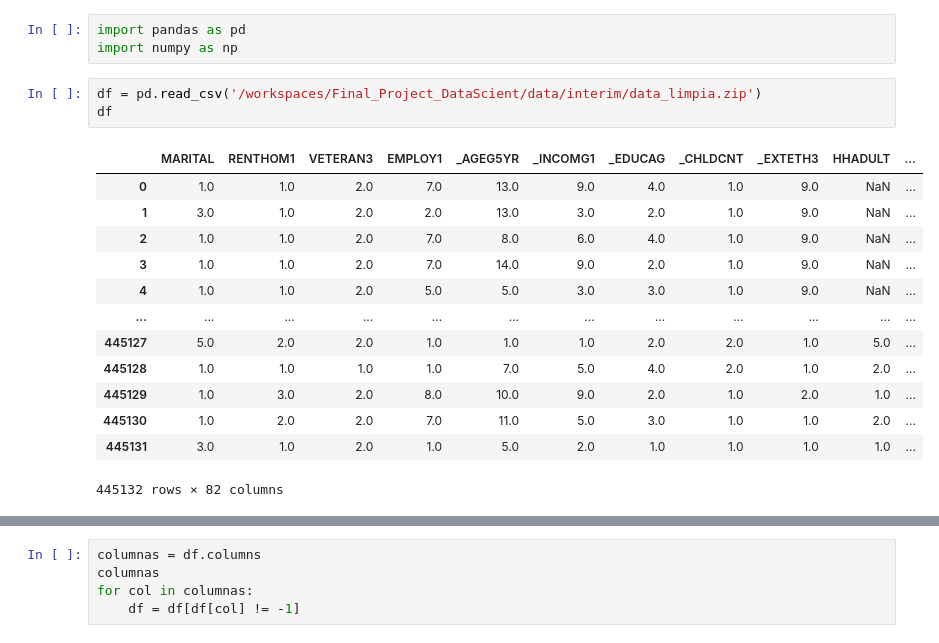
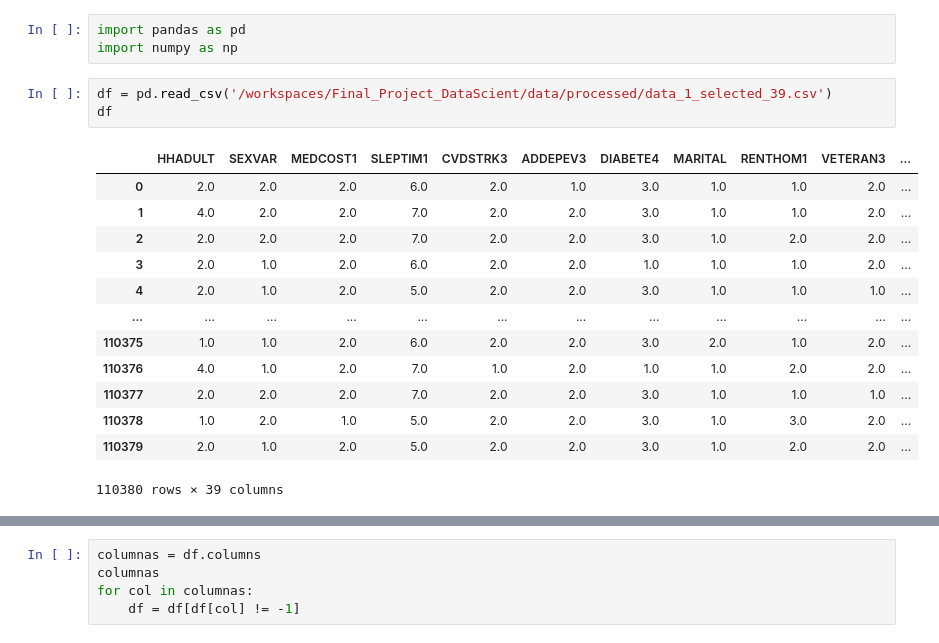
Before and after one commit to MariaDe96/Final_Project_DataScient, a Jupyter notebook: src/CODIFICACION.ipynb, the cells around one changed output, grey strips where cells are left out. Cells and saved outputs as stored; diff of their text form.

```diff
--- a/src/CODIFICACION.ipynb
+++ b/src/CODIFICACION.ipynb
@@ -2,19 +2,19 @@
 import pandas as pd
 import numpy as np
 # %%
-df = pd.read_csv('/workspaces/Final_Project_DataScient/data/interim/data_limpia.zip')
+df = pd.read_csv('/workspaces/Final_Project_DataScient/data/processed/data_1_selected_39.csv')
 df
 # %% [output]
-|  | MARITAL | RENTHOM1 | VETERAN3 | EMPLOY1 | _AGEG5YR | _INCOMG1 | _EDUCAG | _CHLDCNT | _EXTETH3 | HHADULT | ... |
-| 0 | 1.0 | 1.0 | 2.0 | 7.0 | 13.0 | 9.0 | 4.0 | 1.0 | 9.0 | NaN | ... |
-| 1 | 3.0 | 1.0 | 2.0 | 2.0 | 13.0 | 3.0 | 2.0 | 1.0 | 9.0 | NaN | ... |
-| 2 | 1.0 | 1.0 | 2.0 | 7.0 | 8.0 | 6.0 | 4.0 | 1.0 | 9.0 | NaN | ... |
-| 3 | 1.0 | 1.0 | 2.0 | 7.0 | 14.0 | 9.0 | 2.0 | 1.0 | 9.0 | NaN | ... |
-| 4 | 1.0 | 1.0 | 2.0 | 5.0 | 5.0 | 3.0 | 3.0 | 1.0 | 9.0 | NaN | ... |
+|  | HHADULT | SEXVAR | MEDCOST1 | SLEPTIM1 | CVDSTRK3 | ADDEPEV3 | DIABETE4 | MARITAL | RENTHOM1 | VETERAN3 | ... |
+| 0 | 2.0 | 2.0 | 2.0 | 6.0 | 2.0 | 1.0 | 3.0 | 1.0 | 1.0 | 2.0 | ... |
+| 1 | 4.0 | 2.0 | 2.0 | 7.0 | 2.0 | 2.0 | 3.0 | 1.0 | 1.0 | 2.0 | ... |
+| 2 | 2.0 | 2.0 | 2.0 | 7.0 | 2.0 | 2.0 | 3.0 | 1.0 | 2.0 | 2.0 | ... |
+| 3 | 2.0 | 1.0 | 2.0 | 6.0 | 2.0 | 2.0 | 1.0 | 1.0 | 1.0 | 2.0 | ... |
+| 4 | 2.0 | 1.0 | 2.0 | 5.0 | 2.0 | 2.0 | 3.0 | 1.0 | 1.0 | 1.0 | ... |
 | ... | ... | ... | ... | ... | ... | ... | ... | ... | ... | ... | ... |
-| 445127 | 5.0 | 2.0 | 2.0 | 1.0 | 1.0 | 1.0 | 2.0 | 2.0 | 1.0 | 5.0 | ... |
-| 445128 | 1.0 | 1.0 | 1.0 | 1.0 | 7.0 | 5.0 | 4.0 | 2.0 | 1.0 | 2.0 | ... |
-| 445129 | 1.0 | 3.0 | 2.0 | 8.0 | 10.0 | 9.0 | 2.0 | 1.0 | 2.0 | 1.0 | ... |
-| 445130 | 1.0 | 2.0 | 2.0 | 7.0 | 11.0 | 5.0 | 3.0 | 1.0 | 1.0 | 2.0 | ... |
-| 445131 | 3.0 | 1.0 | 2.0 | 1.0 | 5.0 | 2.0 | 1.0 | 1.0 | 1.0 | 1.0 | ... |
+| 110375 | 1.0 | 1.0 | 2.0 | 6.0 | 2.0 | 2.0 | 3.0 | 2.0 | 1.0 | 2.0 | ... |
+| 110376 | 4.0 | 1.0 | 2.0 | 7.0 | 1.0 | 2.0 | 1.0 | 1.0 | 2.0 | 2.0 | ... |
+| 110377 | 2.0 | 2.0 | 2.0 | 7.0 | 2.0 | 2.0 | 3.0 | 1.0 | 1.0 | 1.0 | ... |
+| 110378 | 1.0 | 2.0 | 1.0 | 5.0 | 2.0 | 2.0 | 3.0 | 1.0 | 3.0 | 2.0 | ... |
+| 110379 | 2.0 | 1.0 | 2.0 | 5.0 | 2.0 | 2.0 | 3.0 | 1.0 | 2.0 | 2.0 | ... |
-445132 rows × 82 columns
+110380 rows × 39 columns
```
Also changed, not shown: parts of 46 cells of this notebook, 10 other files.
